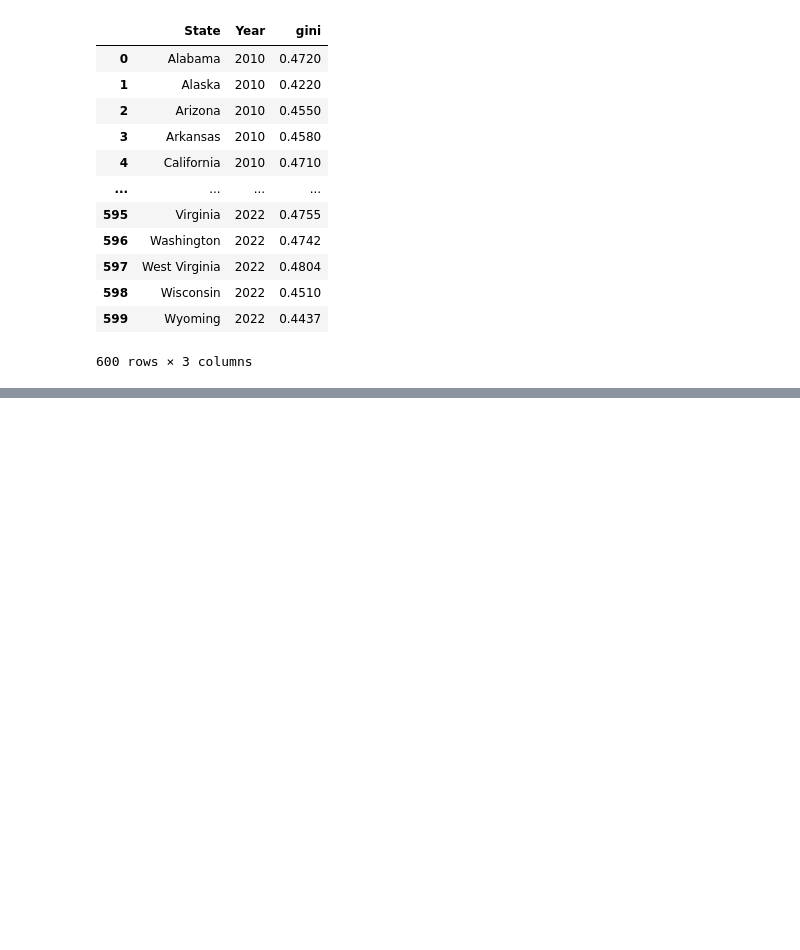
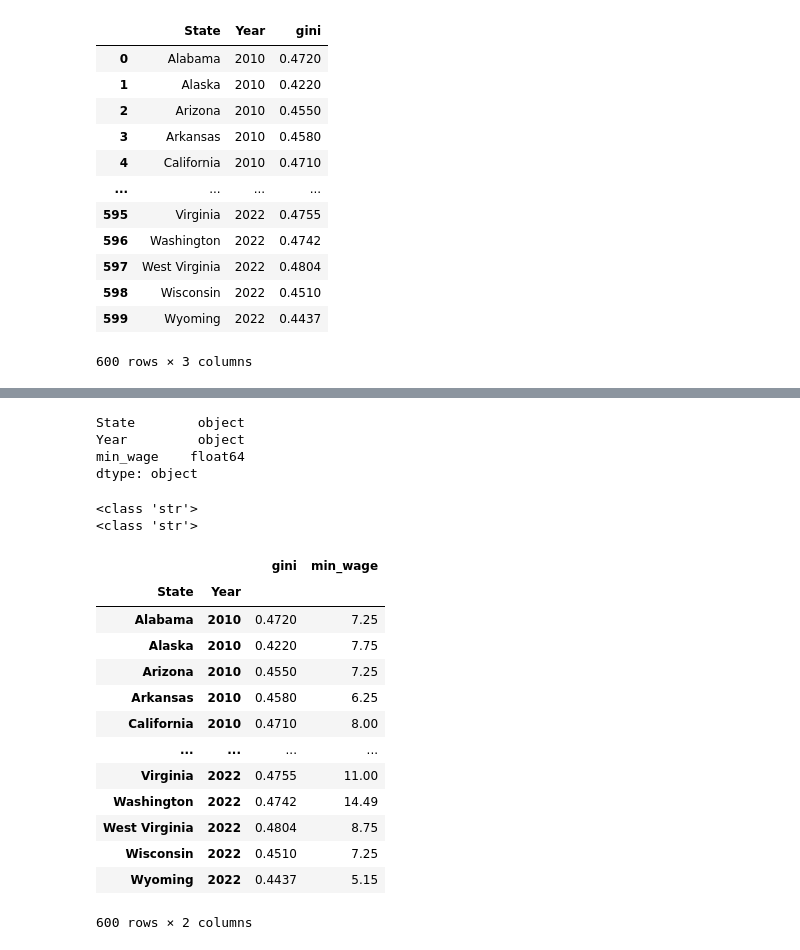
Before and after one commit to harshil0217/CMSE_Min_Wage_Project, a Jupyter notebook: Data/state_compiled.ipynb, the cells around one changed output, grey strips where cells are left out. Drawn from its saved outputs; the diff is of its cells as text; code cells hidden in the pictures; blank space fills up the shorter version.

```diff
--- a/Data/state_compiled.csv.ipynb
+++ b/Data/state_compiled.ipynb
@@ -42,0 +81,38 @@ gini
+# %%
+minwage = minwage[minwage["Year"] != "2020"]
+minwage.dtypes
+# %% [output]
+State        object
+Year         object
+min_wage    float64
+dtype: object
+# %%
+minwage
+print(type(minwage["Year"][1]))
+print(type(gini["Year"][1]))
+# %% [output]
+<class 'str'>
+<class 'str'>
+# %%
+gini = gini.set_index(["State", "Year"])
+# %%
+minwage = minwage.set_index(["State", "Year"])
+# %%
+state_econ = pd.concat([gini, minwage], axis = 1)
+# %%
+state_econ
+# %% [output]
+|  |  | gini | min_wage |
+| State | Year |  |  |
+| Alabama | 2010 | 0.4720 | 7.25 |
+| Alaska | 2010 | 0.4220 | 7.75 |
+| Arizona | 2010 | 0.4550 | 7.25 |
+| Arkansas | 2010 | 0.4580 | 6.25 |
+| California | 2010 | 0.4710 | 8.00 |
+| ... | ... | ... | ... |
+| Virginia | 2022 | 0.4755 | 11.00 |
+| Washington | 2022 | 0.4742 | 14.49 |
+| West Virginia | 2022 | 0.4804 | 8.75 |
+| Wisconsin | 2022 | 0.4510 | 7.25 |
+| Wyoming | 2022 | 0.4437 | 5.15 |
+600 rows × 2 columns
```
Also changed, not shown: parts of 5 cells of this notebook, 2 other files.
